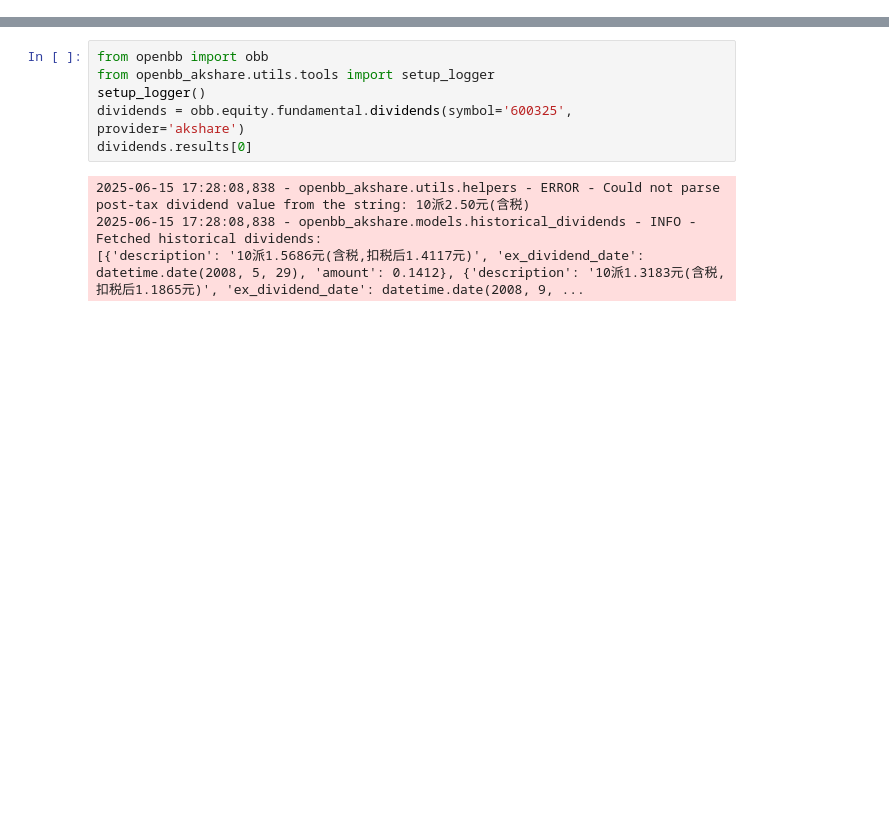
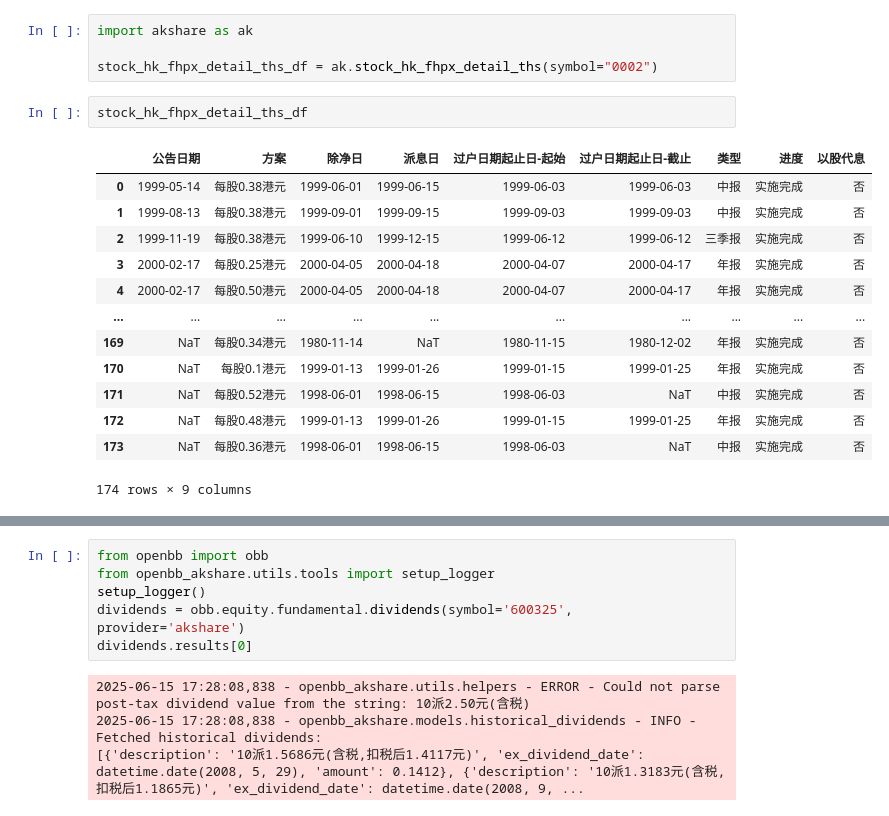
Before and after one commit to shugaoye/openbb_akshare, a Jupyter notebook: akshare_test.ipynb, the cells around one changed output, grey strips where cells are left out. Saved outputs shown, nothing was run; the diff lists cells and outputs as text; blank space fills up the shorter version.

```diff
--- a/akshare_test.ipynb
+++ b/akshare_test.ipynb
@@ -11,0 +99,20 @@
+# %%
+import akshare as ak
+
+stock_hk_fhpx_detail_ths_df = ak.stock_hk_fhpx_detail_ths(symbol="0002")
+# %%
+stock_hk_fhpx_detail_ths_df
+# %% [output]
+|  | 公告日期 | 方案 | 除净日 | 派息日 | 过户日期起止日-起始 | 过户日期起止日-截止 | 类型 | 进度 | 以股代息 |
+| 0 | 1999-05-14 | 每股0.38港元 | 1999-06-01 | 1999-06-15 | 1999-06-03 | 1999-06-03 | 中报 | 实施完成 | 否 |
+| 1 | 1999-08-13 | 每股0.38港元 | 1999-09-01 | 1999-09-15 | 1999-09-03 | 1999-09-03 | 中报 | 实施完成 | 否 |
+| 2 | 1999-11-19 | 每股0.38港元 | 1999-06-10 | 1999-12-15 | 1999-06-12 | 1999-06-12 | 三季报 | 实施完成 | 否 |
+| 3 | 2000-02-17 | 每股0.25港元 | 2000-04-05 | 2000-04-18 | 2000-04-07 | 2000-04-17 | 年报 | 实施完成 | 否 |
+| 4 | 2000-02-17 | 每股0.50港元 | 2000-04-05 | 2000-04-18 | 2000-04-07 | 2000-04-17 | 年报 | 实施完成 | 否 |
+| ... | ... | ... | ... | ... | ... | ... | ... | ... | ... |
+| 169 | NaT | 每股0.34港元 | 1980-11-14 | NaT | 1980-11-15 | 1980-12-02 | 年报 | 实施完成 | 否 |
+| 170 | NaT | 每股0.1港元 | 1999-01-13 | 1999-01-26 | 1999-01-15 | 1999-01-25 | 年报 | 实施完成 | 否 |
+| 171 | NaT | 每股0.52港元 | 1998-06-01 | 1998-06-15 | 1998-06-03 | NaT | 中报 | 实施完成 | 否 |
+| 172 | NaT | 每股0.48港元 | 1999-01-13 | 1999-01-26 | 1999-01-15 | 1999-01-25 | 年报 | 实施完成 | 否 |
+| 173 | NaT | 每股0.36港元 | 1998-06-01 | 1998-06-15 | 1998-06-03 | NaT | 中报 | 实施完成 | 否 |
+174 rows × 9 columns
```
Also changed, not shown: parts of 10 cells of this notebook, 3 other files.
